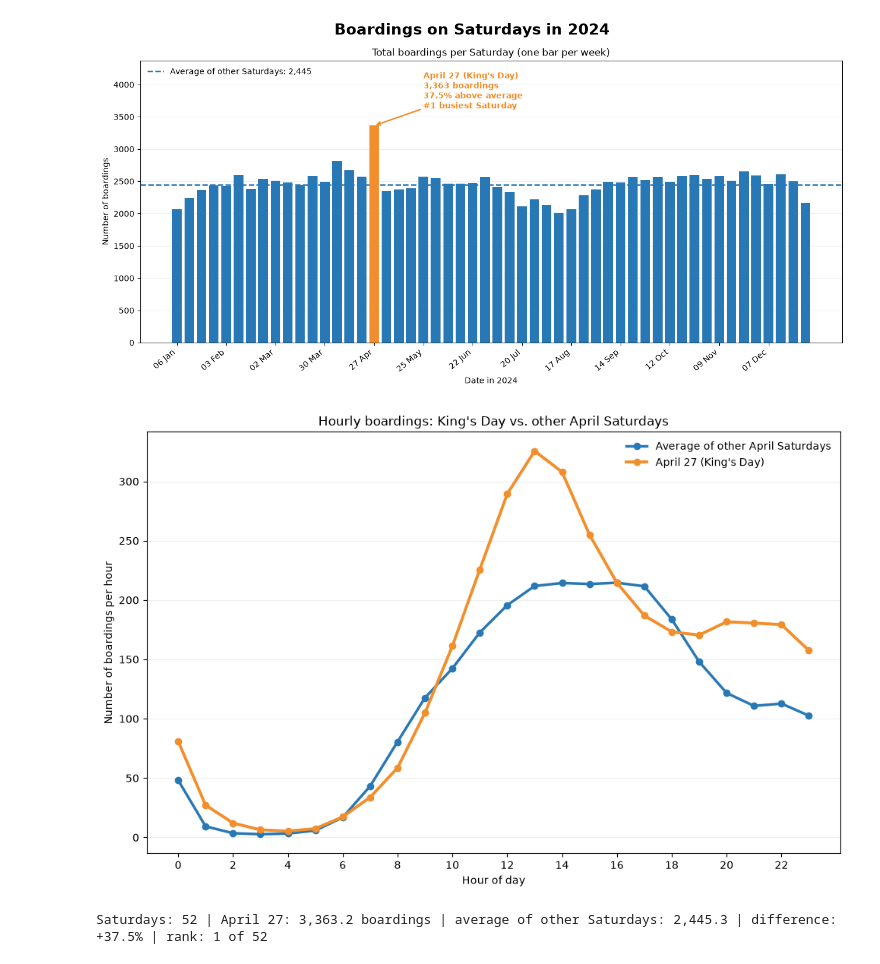
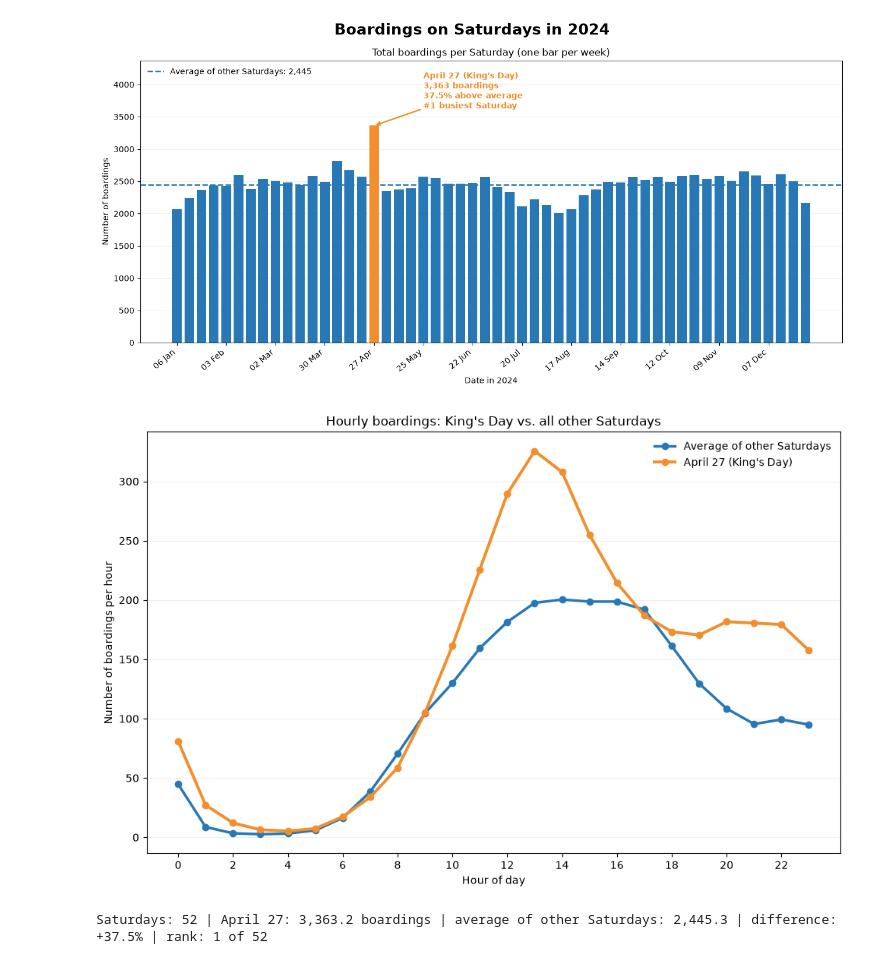
Before and after one commit to cvanbodegom/Group-14-TIL6022, a Jupyter notebook: Instappers_analysis.ipynb, the cells around one changed output. Cells and saved outputs as stored; diff of their text form; code cells hidden in the pictures.

```diff
--- a/Instappers_analysis.ipynb
+++ b/Instappers_analysis.ipynb
@@ -44,14 +44,14 @@ koningsdag_totaal = weektotalen.loc[koningsdag]
 procent_boven_gemiddelde = (koningsdag_totaal / gemiddelde - 1) * 100
 rang = int(weektotalen.rank(ascending=False, method="min").loc[koningsdag])
 
-# Vergelijk ook de verdeling per uur met de andere zaterdagen in april.
-andere_aprilzaterdagen = zaterdagen.loc[
-    zaterdagen["Datum"].dt.month.eq(4)
-    & zaterdagen["Datum"].ne(koningsdag)
-]
-gemiddelde_per_uur = andere_aprilzaterdagen.groupby("Uur")[
-    "Aantal_check_ins"
-].mean()
+# Vergelijk de verdeling per uur met alle zaterdagen, behalve Koningsdag.
+andere_zaterdagen = zaterdagen.loc[zaterdagen["Datum"].ne(koningsdag)]
+gemiddelde_per_uur = (
+    andere_zaterdagen.groupby(["Datum", "Uur"])["Aantal_check_ins"]
+    .sum()
+    .groupby("Uur")
+    .mean()
+)
 koningsdag_per_uur = (
     zaterdagen.loc[zaterdagen["Datum"].eq(koningsdag)]
     .set_index("Uur")["Aantal_check_ins"]
@@ -99,7 +99,7 @@ fig_week.tight_layout()
 fig_week.savefig(Path.cwd() / "boardings_per_saturday_2024.png", dpi=300, bbox_inches="tight")
 plt.show()
 
-# Right: compare hourly boardings on King's Day with other April Saturdays.
+# Right: compare hourly boardings on King's Day with all other Saturdays.
 fig_hour, ax_hour = plt.subplots(figsize=(10, 6.5))
 ax_hour.plot(
     gemiddelde_per_uur.index,
@@ -107,37 +107,37 @@ ax_hour.plot(
     color=blauw,
     marker="o",
     linewidth=2.5,
-    label="Average of other April Saturdays",
+    label="Average of other Saturdays",
 )
 ax_hour.plot(
     koningsdag_per_uur.index,
     koningsdag_per_uur.values,
     color=oranje,
     marker="o",
     linewidth=2.8,
     label="April 27 (King's Day)",
 )
-ax_hour.set_title("Hourly boardings: King's Day vs. other April Saturdays")
+ax_hour.set_title("Hourly boardings: King's Day vs. all other Saturdays")
 ax_hour.set_xlabel("Hour of day")
 ax_hour.set_ylabel("Number of boardings per hour")
 ax_hour.set_xticks(range(0, 24, 2))
 ax_hour.grid(axis="y", alpha=0.2)
 ax_hour.legend(frameon=False)
 
 fig_hour.tight_layout()
 fig_hour.savefig(Path.cwd() / "hourly_boardings_kings_day_2024.png", dpi=300, bbox_inches="tight")
 plt.show()
 
 print(
     f"Saturdays: {len(weektotalen)} | "
     f"April 27: {koningsdag_totaal:,.1f} boardings | "
     f"average of other Saturdays: {gemiddelde:,.1f} | "
     f"difference: +{procent_boven_gemiddelde:.1f}% | "
     f"rank: {rang} of {len(weektotalen)}"
 )
 # %% [output]
 [figure]
-[figure, old version]
+[figure, new version]
 Saturdays: 52 | April 27: 3,363.2 boardings | average of other Saturdays: 2,445.3 | difference: +37.5% | rank: 1 of 52
 # %%
 from pathlib import Path
```
Also changed, not shown: parts of 1 cell of this notebook, 3 other files.
